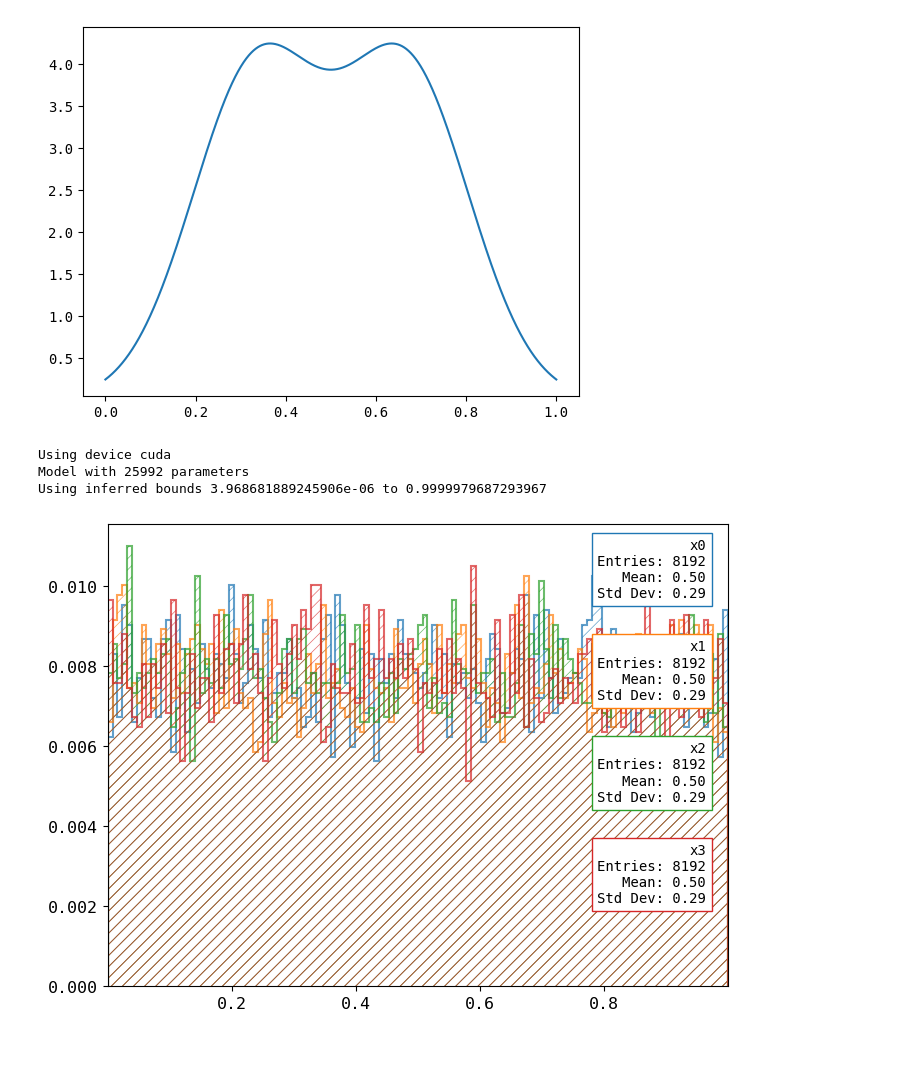
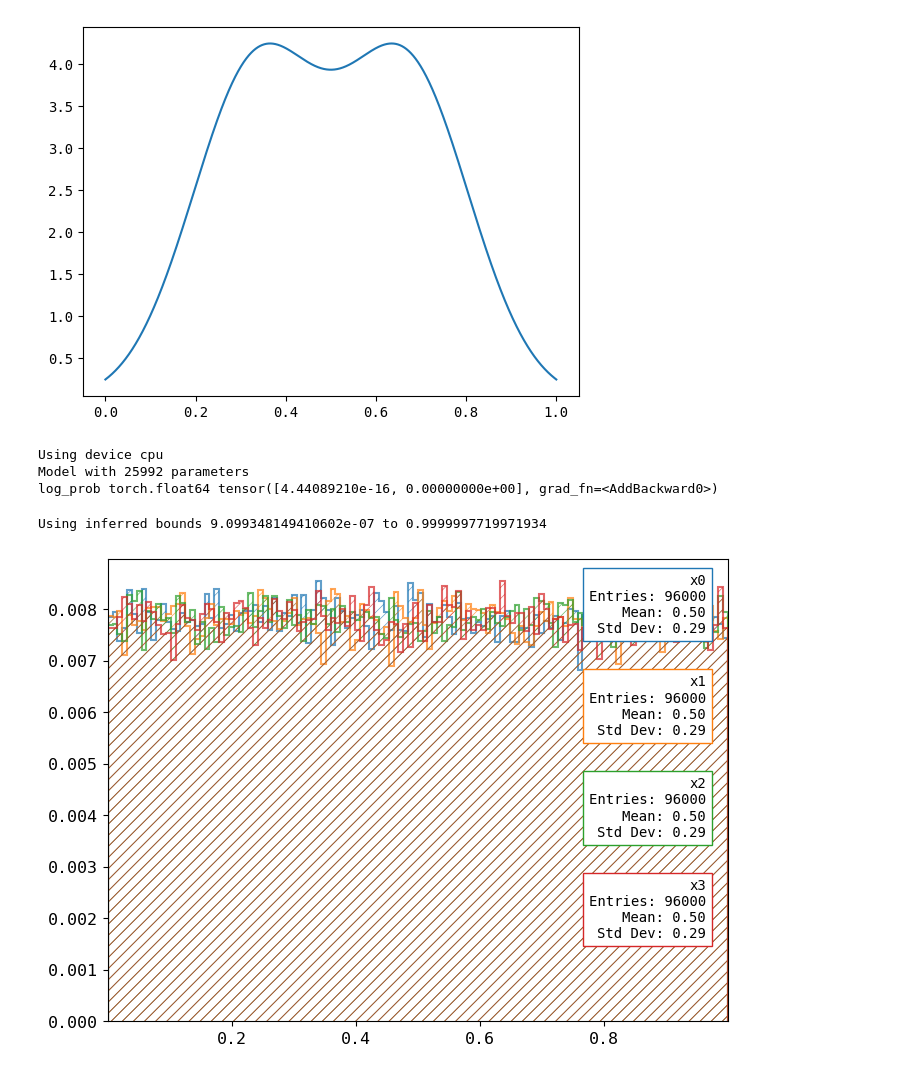
Before and after one commit to nVentis/MEM_HEP, a Jupyter notebook: notebooks/mem_nis_v2.ipynb, the cells around one changed output. Drawn from its saved outputs; the diff is of its cells as text; code cells hidden in the pictures.

```diff
--- a/notebooks/mem_nis_v2.ipynb
+++ b/notebooks/mem_nis_v2.ipynb
@@ -70,6 +92,7 @@ module_reload('analysis')
 #torch.cuda.is_available = lambda : False
 #torch.set_default_device('cpu')
 torch.set_default_dtype(torch.float64)
+torch.set_printoptions(sci_mode=True, precision=8)
 
 from analysis.nis.transforms import ScaleShift
 from analysis.mc.benchmarks import camel, gaussian
@@ -82,16 +105,37 @@ boundaries = [ [0]*ndims, [1]*ndims ]
 uniform = HyperUniform(low=boundaries[0], high=boundaries[1], dtype=torch.float64)
 
 nis = NeuralImportanceSamplingIntegrator(integrand=camel, boundaries=boundaries, lr=1e-4, hidden_channels=32,
-                                         num_bins=16, hidden_layers=5, shift_scale=False, debug=False ) #device=torch.device('cpu'))
+                                         num_bins=16, hidden_layers=5, shift_scale=False, debug=False, device=torch.device('cpu'))
 nis.print_model_summary()
 
 #summary(nis.nfm, (nis.sample(4)[0]), depth=5)
-plot_proposal(nis.nfm, n_samples=8192)
+#plot_proposal(nis.nfm, n_samples=10000)
+
+if False:
+    for name, param in nis.nfm.named_parameters():
+        if param.requires_grad:
+            print(name, param.data.dtype, param.data)
+
+a = nis.q0.sample(2)
+#print(a)
+#print(nis.q0.log_prob(a))
+
+logp = nis.nfm.log_prob(a)
+print('log_prob', logp.dtype, logp)
+
+# Use weights from TF model
+if False:
+    new_state = from_tf(nis)
+    nis.nfm.load_state_dict(new_state)
 # %% [output]
-Using device cuda
+Using device cpu
 Model with 25992 parameters
-Using inferred bounds 3.968681889245906e-06 to 0.9999979687293967
+log_prob torch.float64 tensor([4.44089210e-16, 0.00000000e+00], grad_fn=<AddBackward0>)
-[figure, removed]
+# %%
+plot_proposal(nis.nfm, n_samples=96000)
+# %% [output]
+Using inferred bounds 9.099348149410602e-07 to 0.9999997719971934
+[figure, added]
 # %%
 #plot_proposal(nis.nfm, n_samples=8192)
 #plot_proposal(nis.q0, n_samples=8192)
```
Also changed, not shown: parts of 20 cells of this notebook, 13 other files.
